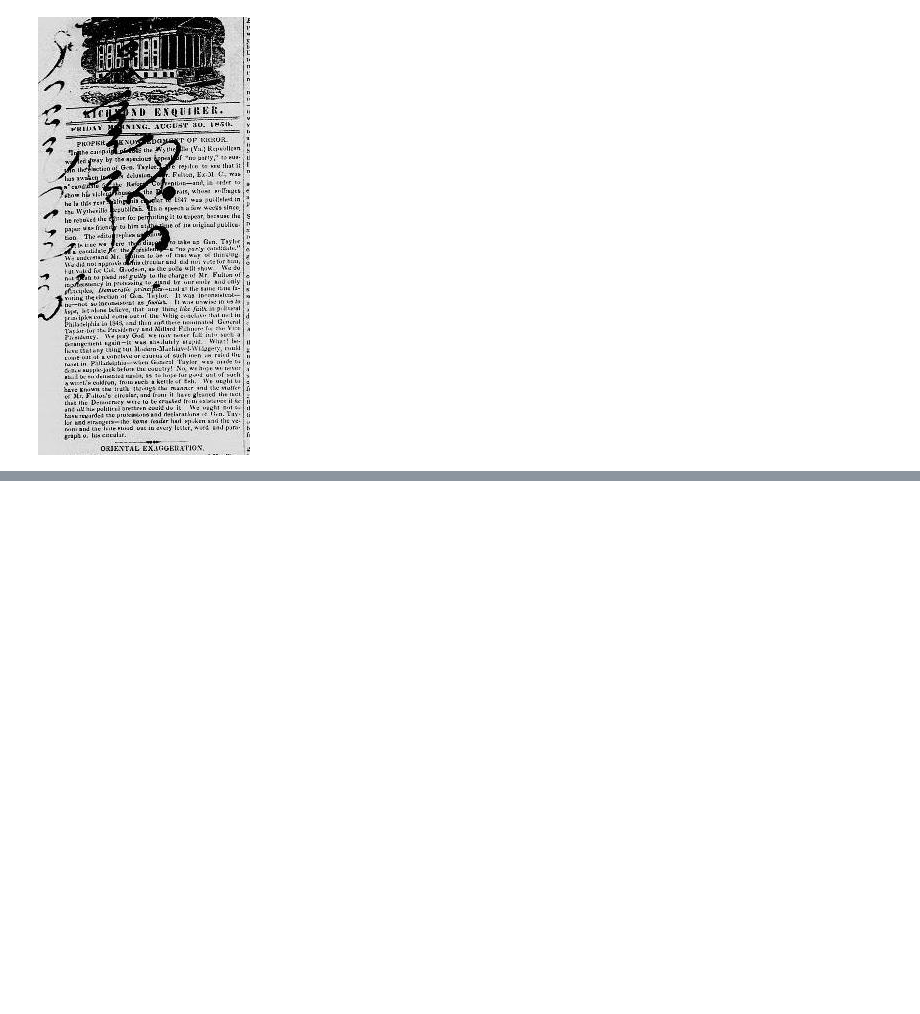
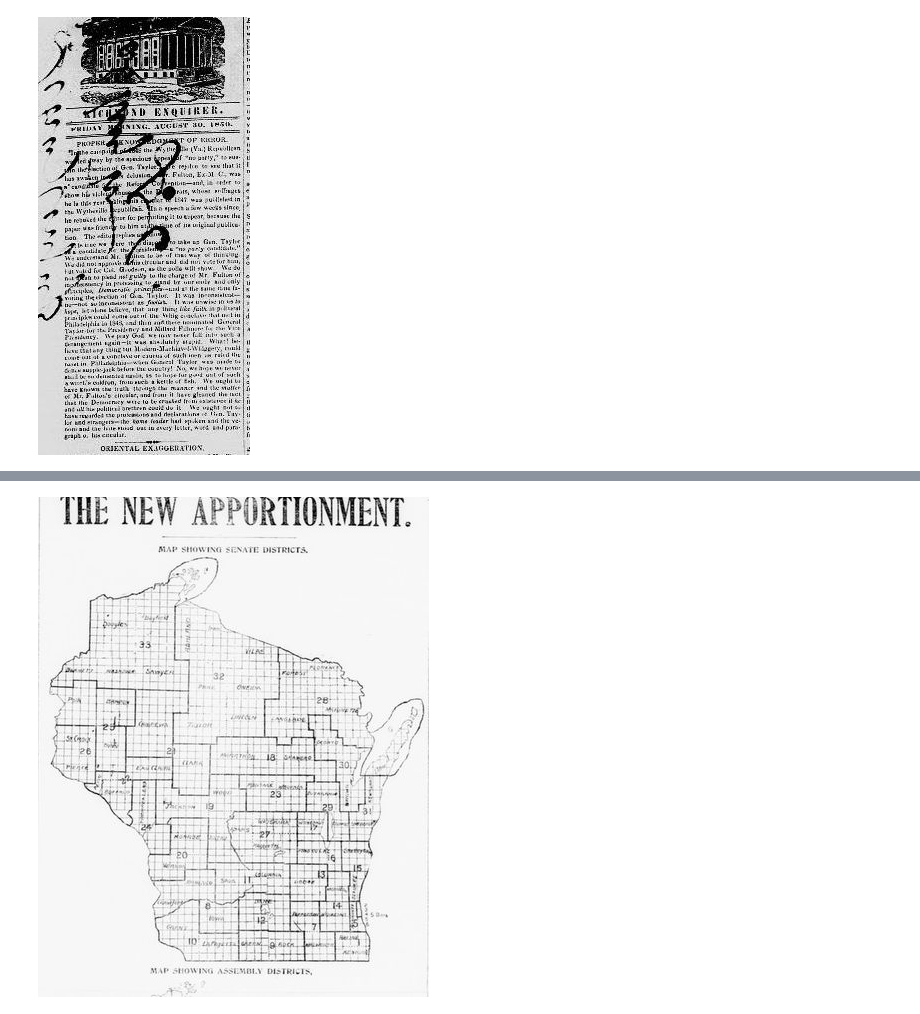
Before and after one commit to Living-with-machines/maps-at-scale-using-computer-vision-and-jupyter-notebooks, a Jupyter notebook: 01_finding_maps.ipynb, the cells around one changed output, grey strips where cells are left out. Cells and saved outputs as stored; diff of their text form; code cells hidden in the pictures; blank space fills up the shorter version.

```diff
--- a/01_finding_maps.ipynb
+++ b/01_finding_maps.ipynb
@@ -290,0 +325,9 @@ no_map
+# %%
+def load_image(url):
+    img = None
+    with requests.get(url) as r:
+        try:
+            img = PILImage.create(io.BytesIO(r.content))
+        except PIL.UnidentifiedImageError:
+            pass
+    return img
@@ -290,0 +412,4 @@ no_map
+# %%
+load_image('https://chroniclingamerica.loc.gov/iiif/2/whi_florence_ver01%2Fdata%2Fsn85040344%2F00271769246%2F1895111601%2F0661.jp2/pct:36.59,15.81,33.83,33.38/!500,500/0/default.jpg')
+# %% [output]
+[figure, added]
```
Also changed, not shown: parts of 54 cells of this notebook.
